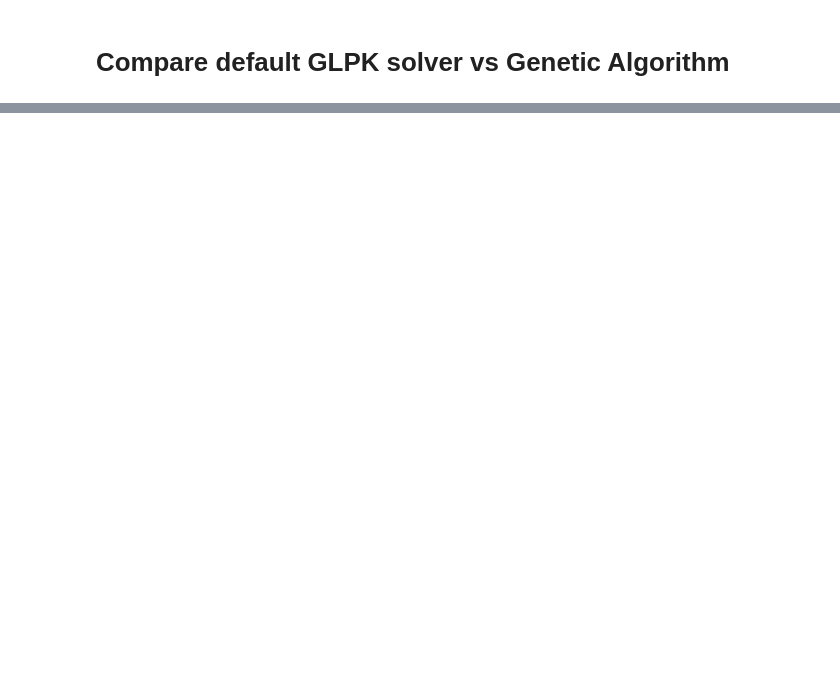
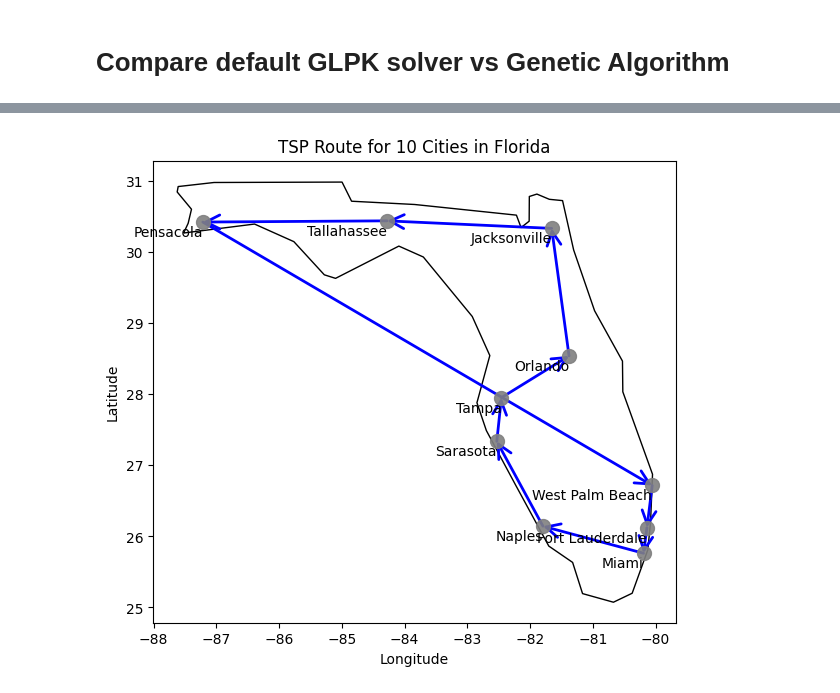
Before and after one commit to tanmoyie/Operations-Research-projects, a Jupyter notebook: travelling-salesman-problem/2.0-travelling-salesman-problem.ipynb, the cells around one changed output, grey strips where cells are left out. Saved outputs shown, nothing was run; the diff lists cells and outputs as text; code cells hidden in the pictures; blank space fills up the shorter version.

```diff
--- a/travelling-salesman-problem/2.0-travelling-salesman-problem.ipynb
+++ b/travelling-salesman-problem/2.0-travelling-salesman-problem.ipynb
@@ -132,0 +339,81 @@ Initial population:  [[9, 6, 1, 2, 4, 0, 3, 7, 8, 5], [5, 3, 7, 8, 6, 1, 9, 2, 0
+# %%
+import networkx as nx
+import matplotlib.pyplot as plt
+import geopandas as gpd
+from math import sqrt
+
+# Step 1: Define the cities and their coordinates
+cities = {
+    "Miami": (25.7617, -80.1918),
+    "Orlando": (28.5383, -81.3792),
+    "Tampa": (27.9506, -82.4572),
+    "Jacksonville": (30.3322, -81.6557),
+    "Tallahassee": (30.4383, -84.2807),
+    "Fort Lauderdale": (26.1224, -80.1373),
+    "Naples": (26.1420, -81.7948),
+    "Pensacola": (30.4213, -87.2169),
+    "Sarasota": (27.3364, -82.5307),
+    "West Palm Beach": (26.7153, -80.0534)
+}
+
+# Step 2: Create a graph and add nodes
+#fig, ax = plt.subplots(figsize=(8, 8))
+G = nx.Graph()
+for city, coords in cities.items():
+    G.add_node(city, pos=coords)
+
+# Step 3: Add edges with distances (using Euclidean distance for simplicity)
+def euclidean_distance(coord1, coord2):
+    return sqrt((coord1[0] - coord2[0])**2 + (coord1[1] - coord2[1])**2)
+
+for city1, coord1 in cities.items():
+    for city2, coord2 in cities.items():
+        if city1 != city2:
+            G.add_edge(city1, city2, weight=euclidean_distance(coord1, coord2))
+#nx.draw(G)
+#plt.show()
+# Step 4: Solve the TSP using a heuristic approach
+from networkx.algorithms.approximation import traveling_salesman_problem
+tsp_route = traveling_salesman_problem(G, cycle=True)
+print(tsp_route)
+
+# Step 5: Plot the TSP route on a GIS map
+# Load the shapefile of US states
+states = gpd.read_file('../data/ne_110m_admin_1_states_provinces/ne_110m_admin_1_states_provinces.shp')
+
+
+# Filter for Florida (assuming 'name' column contains state names)
+florida = states[states['name'] == 'Florida']
+
+fig, ax = plt.subplots(figsize=(6, 6))
+florida.plot(ax=ax, color='white', edgecolor='black')
+
+# Plot cities
+x = [cities[city][1] for city in cities]
+y = [cities[city][0] for city in cities]
+plt.scatter(x, y, c='gray', marker='o', s=100, alpha=0.9, zorder=4)
+
+# Annotate cities
+for city, (lat, lon) in cities.items():
+    plt.text(lon, lat-0.2, city, fontsize=10, ha='right')
+
+# Plot TSP route
+route_coords = [cities[city] for city in tsp_route]
+for i in range(len(route_coords) - 1):
+    start = route_coords[i]
+    end = route_coords[i + 1]
+    plt.annotate(
+        '', xy=(end[1], end[0]), xytext=(start[1], start[0]),
+        arrowprops=dict(arrowstyle="->,head_width=0.5,head_length=1", color='blue', lw=2,
+                        shrinkA=0, shrinkB=0),
+        zorder=2
+    )
+
+plt.title('TSP Route for 10 Cities in Florida')
+plt.xlabel('Longitude')
+plt.ylabel('Latitude')
+plt.grid(False)
+plt.tight_layout()
+plt.savefig('tsp_route.png')
+plt.show()
+# %% [output]
@@ -132,0 +421 @@ Initial population:  [[9, 6, 1, 2, 4, 0, 3, 7, 8, 5], [5, 3, 7, 8, 6, 1, 9, 2, 0
+[figure, added]
```
Also changed, not shown: parts of 6 cells of this notebook, 12 other files.
